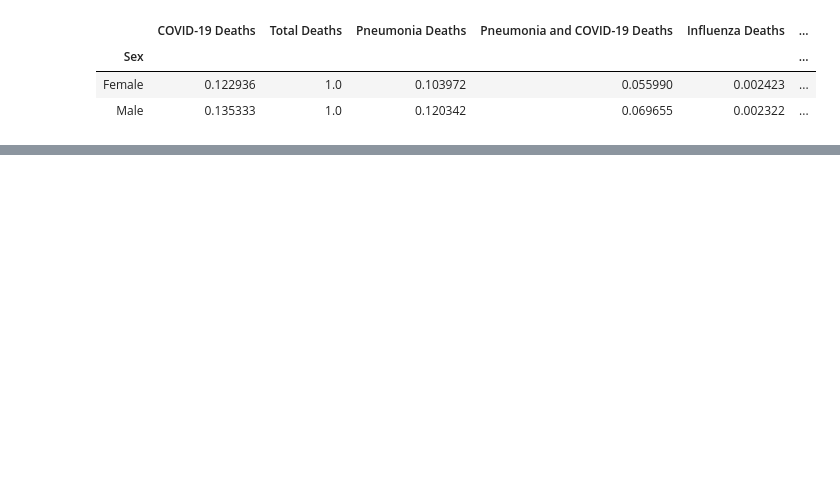
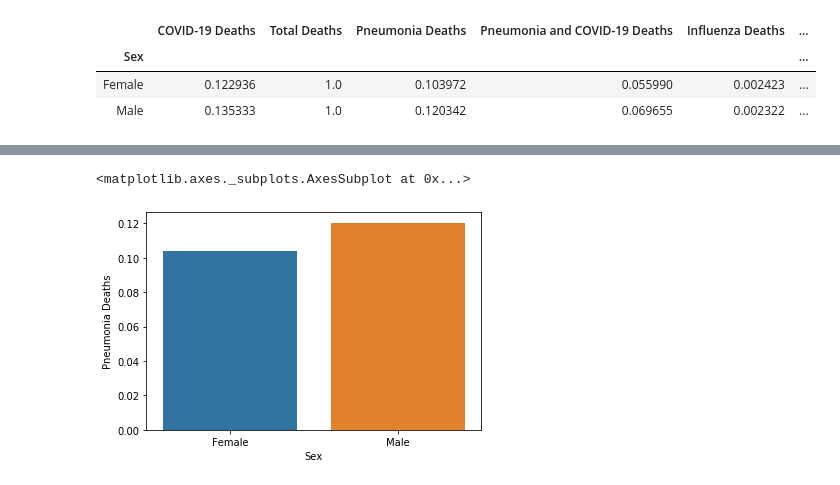
Before and after one commit to aditya-chichani/Covid-ICU-Bed-Allocation-System, a Jupyter notebook: 3036386807_3036383856_3037444215/analysis/data-processing.ipynb, the cells around one changed output, grey strips where cells are left out. Drawn from its saved outputs; the diff is of its cells as text; code cells hidden in the pictures; blank space fills up the shorter version.

```diff
--- a/3036386807_3036383856_3037444215/analysis/data-processing.ipynb
+++ b/3036386807_3036383856_3037444215/analysis/data-processing.ipynb
@@ -25,0 +37,5 @@ prob_df
+# %%
+sns.barplot(x = prob_df.index,y = 'Pneumonia Deaths', data = prob_df)
+# %% [output]
+<matplotlib.axes._subplots.AxesSubplot at 0x...>
+[figure, added]
```
Also changed, not shown: parts of 6 cells of this notebook.
